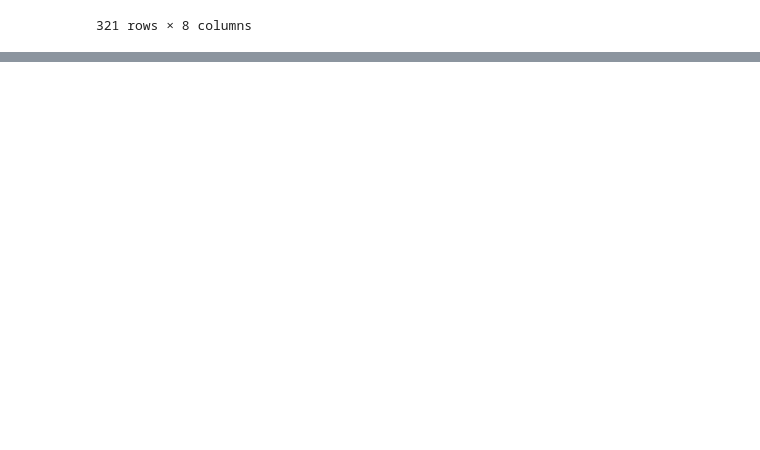
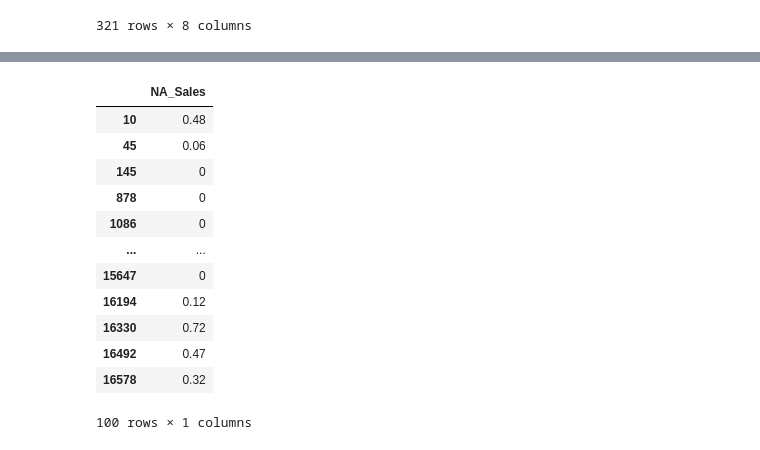
Before and after one commit to IlsuSong/Section1_Project, a Jupyter notebook: AI_14_송일수_Section1.ipynb, the cells around one changed output, grey strips where cells are left out. Drawn from its saved outputs; the diff is of its cells as text; code cells hidden in the pictures; blank space fills up the shorter version.

```diff
--- a/AI_14_송일수_Section1.ipynb
+++ b/AI_14_송일수_Section1.ipynb
@@ -109,0 +103,27 @@ dfc[dfc['Name']=='Bejeweled 3']
+# %%
+K=dfcc[dfcc['NA_Sales'].str.contains('K')].index
+
+for i in K:
+  dfcc.iloc[i,4]=dfcc.iloc[i,4].replace("K",'')
+  if float(dfcc.iloc[i,4])==0 :
+    continue
+  else :
+    dfcc.iloc[i,4]=float(dfcc.iloc[i,4])/1000
+
+# K단위 제거 및 M단위로 변경
+# %%
+pd.DataFrame(dfcc.iloc[K,4])
+# %% [output]
+|  | NA_Sales |
+| 10 | 0.48 |
+| 45 | 0.06 |
+| 145 | 0 |
+| 878 | 0 |
+| 1086 | 0 |
+| ... | ... |
+| 15647 | 0 |
+| 16194 | 0.12 |
+| 16330 | 0.72 |
+| 16492 | 0.47 |
+| 16578 | 0.32 |
+100 rows × 1 columns
```
Also changed, not shown: parts of 16 cells of this notebook.
